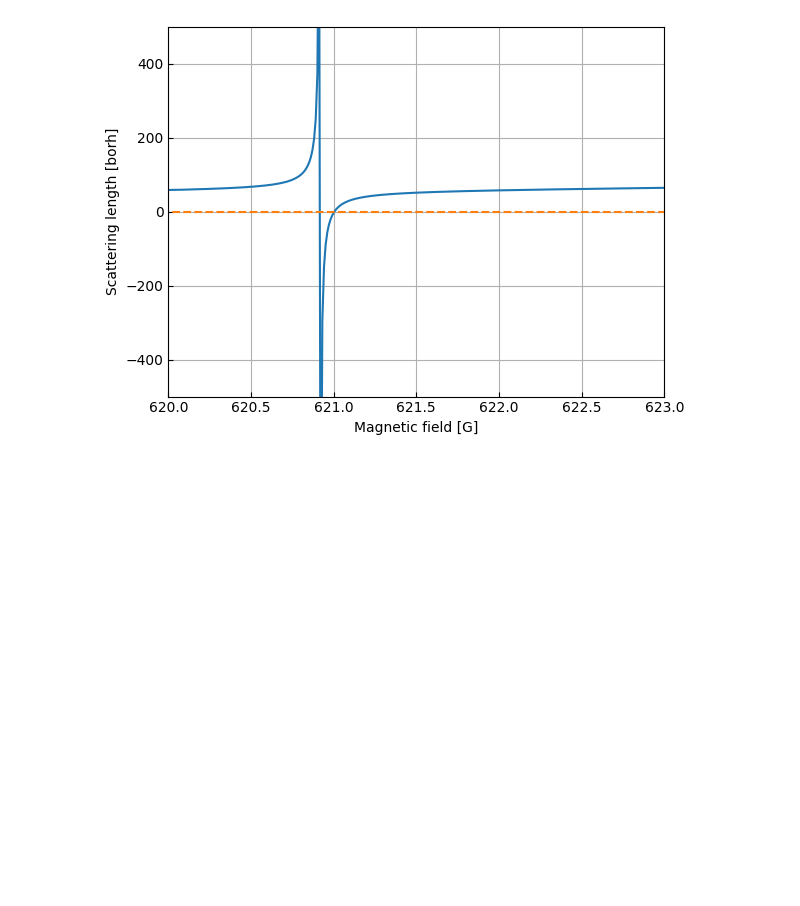
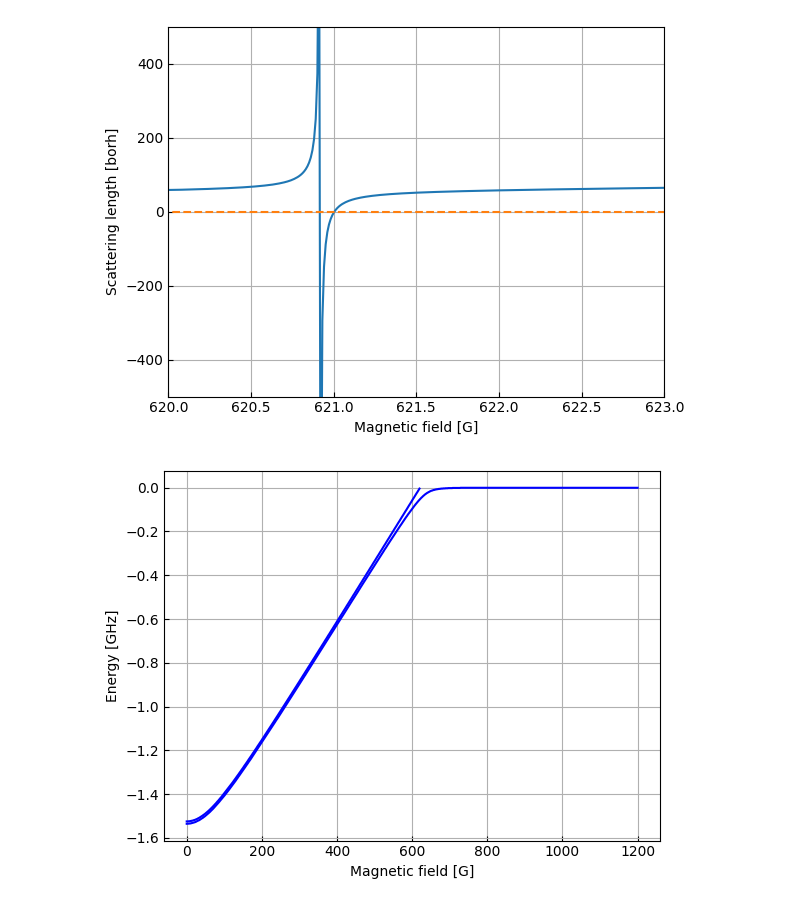
Before and after one commit to Wleter/quantum-rs, a Jupyter notebook: scattering-problems/analysis/li2_analysis.ipynb, the cells around one changed output. Cells and saved outputs as stored; diff of their text form; code cells hidden in the pictures; blank space fills up the shorter version.

Commit message:
working prototype of bound calculations done

```diff
--- a/scattering-problems/analysis/li2_analysis.ipynb
+++ b/scattering-problems/analysis/li2_analysis.ipynb
@@ -78,3 +78,19 @@ ax.set_xlabel("Magnetic field [G]")
 ax.set_ylabel("Scattering length [borh]");
 # %% [output]
 [figure]
+# %%
+from py_common.bounds_dependence import BoundsDependence
+
+bounds = BoundsDependence.parse_json(f"{DATA_PATH}/li2_bound_states.json")
+
+fig, ax = utility.plot()
+
+for state in bounds.states():
+	ax.plot(state[:, 0], state[:, 1], color="blue")
+
+ax.set_ylabel(f"Energy [GHz]")
+ax.set_xlabel("Magnetic field [G]");
+
+# ax.set_xlim(620, 623);
+# %% [output]
+[figure, added]
```
Also changed, not shown: 7 other files.
